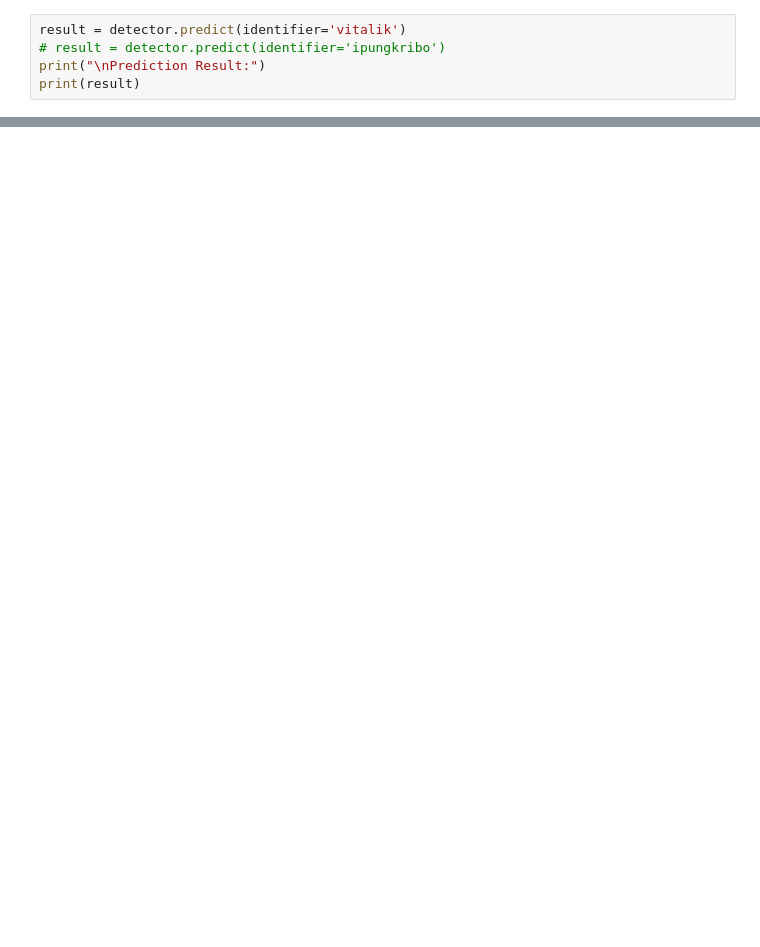
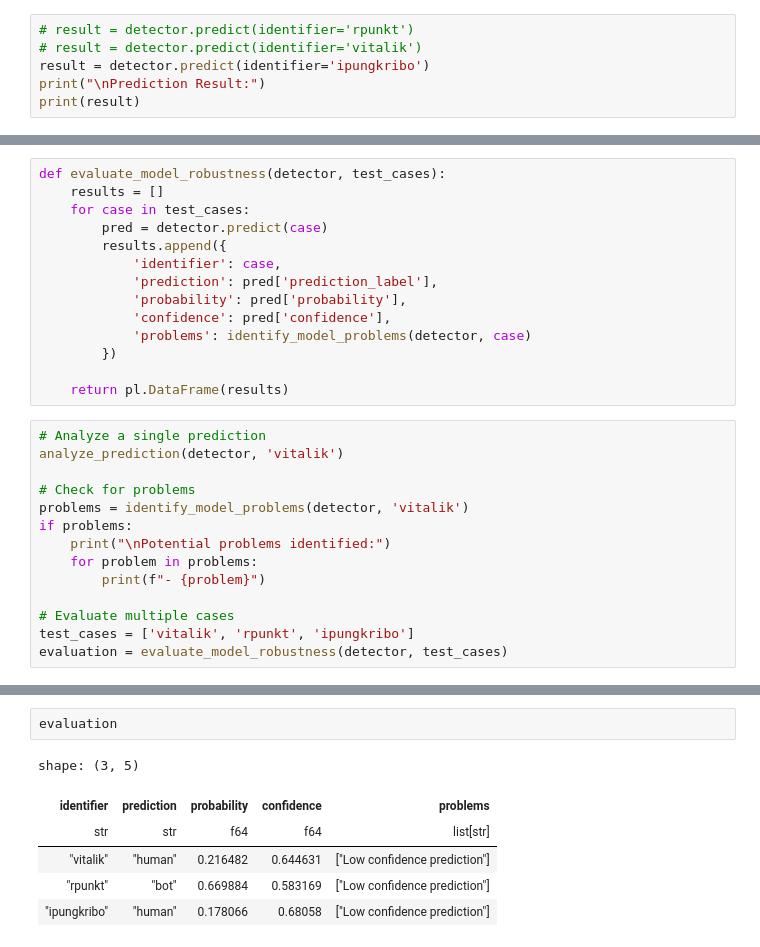
Before and after one commit to bleu/farcaster-social-graph, a Jupyter notebook: notebooks/17-framework-usage.ipynb, the cells around one changed output, grey strips where cells are left out. Cells and saved outputs as stored; diff of their text form; blank space fills up the shorter version.

```diff
--- a/notebooks/17-framework-usage.ipynb
+++ b/notebooks/17-framework-usage.ipynb
@@ -42,6 +123,7 @@ for metric, value in metrics.items():
 # %%
-result = detector.predict(identifier='vitalik')
-# result = detector.predict(identifier='ipungkribo')
+# result = detector.predict(identifier='rpunkt')
+# result = detector.predict(identifier='vitalik')
+result = detector.predict(identifier='ipungkribo')
 print("\nPrediction Result:")
 print(result)
 # %% [output]
@@ -337,0 +470,28 @@ feature_manager.data_loader.load_dataset(
+# %%
+def evaluate_model_robustness(detector, test_cases):
+    results = []
+    for case in test_cases:
+        pred = detector.predict(case)
+        results.append({
+            'identifier': case,
+            'prediction': pred['prediction_label'],
+            'probability': pred['probability'],
+            'confidence': pred['confidence'],
+            'problems': identify_model_problems(detector, case)
+        })
+
+    return pl.DataFrame(results)
+# %%
+# Analyze a single prediction
+analyze_prediction(detector, 'vitalik')
+
+# Check for problems
+problems = identify_model_problems(detector, 'vitalik')
+if problems:
+    print("\nPotential problems identified:")
+    for problem in problems:
+        print(f"- {problem}")
+
+# Evaluate multiple cases
+test_cases = ['vitalik', 'rpunkt', 'ipungkribo']
+evaluation = evaluate_model_robustness(detector, test_cases)
@@ -337,0 +602,9 @@ feature_manager.data_loader.load_dataset(
+# %%
+evaluation
+# %% [output]
+shape: (3, 5)
+| identifier | prediction | probability | confidence | problems |
+| str | str | f64 | f64 | list[str] |
+| "vitalik" | "human" | 0.216482 | 0.644631 | ["Low confidence prediction"] |
+| "rpunkt" | "bot" | 0.669884 | 0.583169 | ["Low confidence prediction"] |
+| "ipungkribo" | "human" | 0.178066 | 0.68058 | ["Low confidence prediction"] |
```
Also changed, not shown: parts of 22 cells of this notebook, 15 other files.
